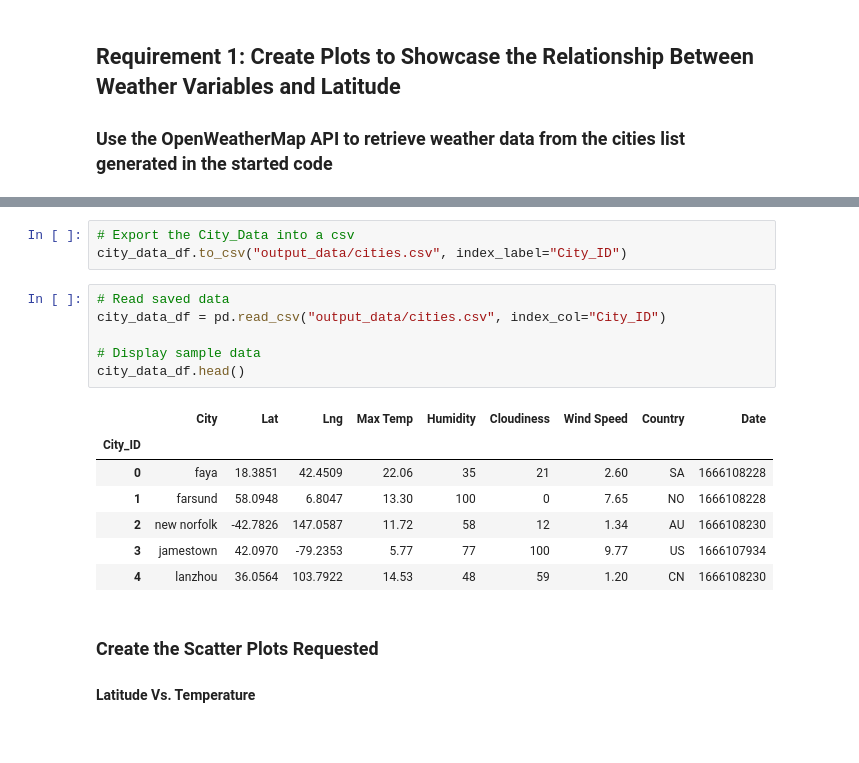
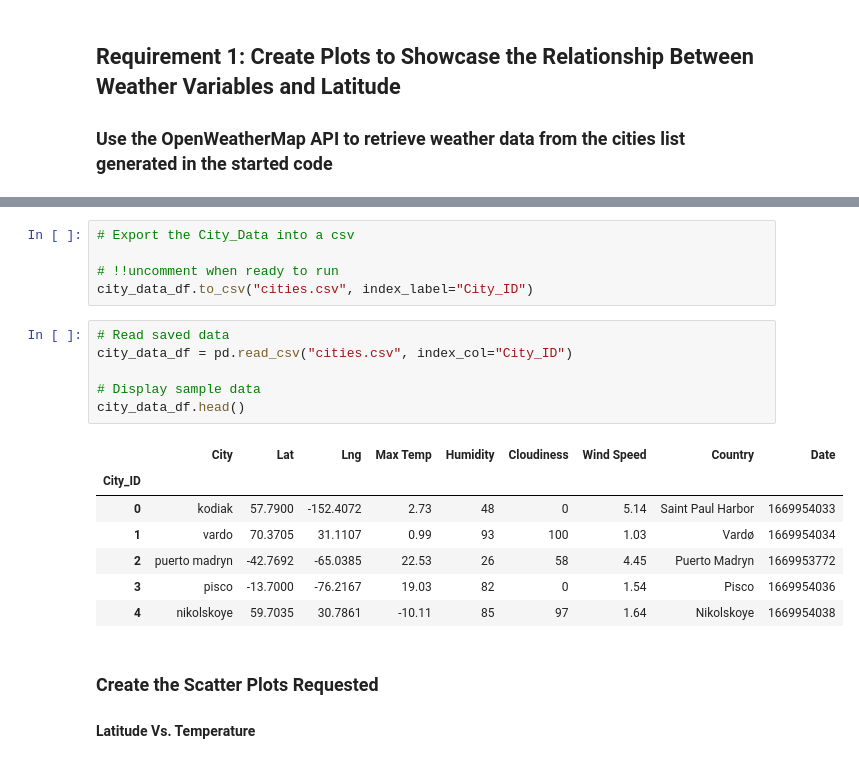
Before and after one commit to isabellajade/python-api-challenge, a Jupyter notebook: WeatherPy/WeatherPy.ipynb, the cells around one changed output, grey strips where cells are left out. Saved outputs shown, nothing was run; the diff lists cells and outputs as text.

```diff
--- a/WeatherPy/WeatherPy.ipynb
+++ b/WeatherPy/WeatherPy.ipynb
@@ -169,20 +214,22 @@ city_data_df.head()
 # %%
 # Export the City_Data into a csv
-city_data_df.to_csv("output_data/cities.csv", index_label="City_ID")
+
+# !!uncomment when ready to run
+city_data_df.to_csv("cities.csv", index_label="City_ID")
 # %%
 # Read saved data
-city_data_df = pd.read_csv("output_data/cities.csv", index_col="City_ID")
+city_data_df = pd.read_csv("cities.csv", index_col="City_ID")
 
 # Display sample data
 city_data_df.head()
 # %% [output]
 |  | City | Lat | Lng | Max Temp | Humidity | Cloudiness | Wind Speed | Country | Date |
 | City_ID |  |  |  |  |  |  |  |  |  |
-| 0 | faya | 18.3851 | 42.4509 | 22.06 | 35 | 21 | 2.60 | SA | 1666108228 |
-| 1 | farsund | 58.0948 | 6.8047 | 13.30 | 100 | 0 | 7.65 | NO | 1666108228 |
-| 2 | new norfolk | -42.7826 | 147.0587 | 11.72 | 58 | 12 | 1.34 | AU | 1666108230 |
-| 3 | jamestown | 42.0970 | -79.2353 | 5.77 | 77 | 100 | 9.77 | US | 1666107934 |
-| 4 | lanzhou | 36.0564 | 103.7922 | 14.53 | 48 | 59 | 1.20 | CN | 1666108230 |
+| 0 | kodiak | 57.7900 | -152.4072 | 2.73 | 48 | 0 | 5.14 | Saint Paul Harbor | 1669954033 |
+| 1 | vardo | 70.3705 | 31.1107 | 0.99 | 93 | 100 | 1.03 | Vardø | 1669954034 |
+| 2 | puerto madryn | -42.7692 | -65.0385 | 22.53 | 26 | 58 | 4.45 | Puerto Madryn | 1669953772 |
+| 3 | pisco | -13.7000 | -76.2167 | 19.03 | 82 | 0 | 1.54 | Pisco | 1669954036 |
+| 4 | nikolskoye | 59.7035 | 30.7861 | -10.11 | 85 | 97 | 1.64 | Nikolskoye | 1669954038 |
 # %% [markdown]
 ### Create the Scatter Plots Requested
 
```
Also changed, not shown: parts of 12 cells of this notebook, 1 other file.
